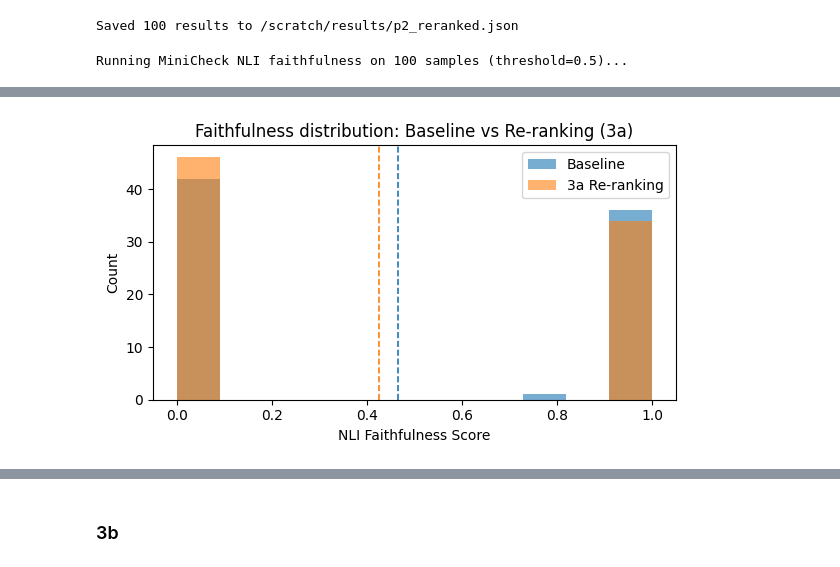
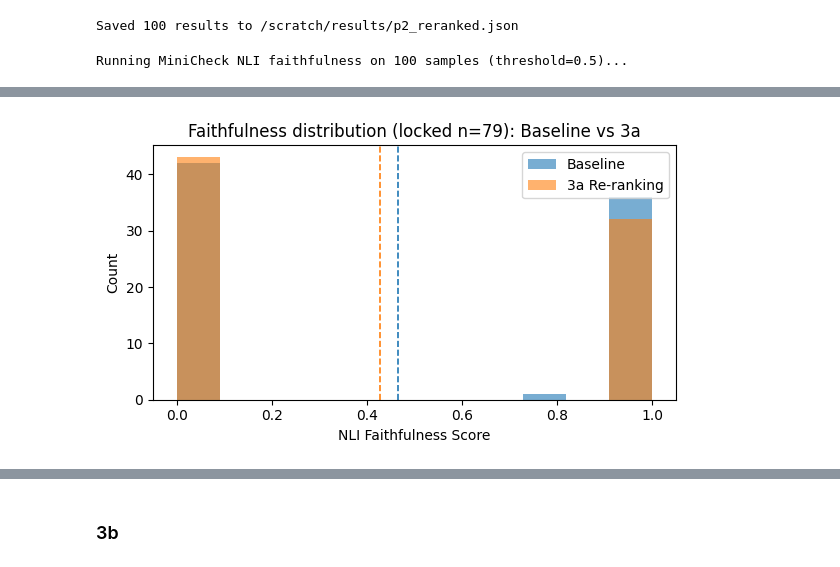
Before and after one commit to sherine9/rag-failure-points, a Jupyter notebook: notebooks/Leila_Benjelloun_326895.ipynb, the cells around one changed output, grey strips where cells are left out. Drawn from its saved outputs; the diff is of its cells as text; code cells hidden in the pictures.

```diff
--- a/notebooks/Leila_Benjelloun_326895.ipynb
+++ b/notebooks/Leila_Benjelloun_326895.ipynb
@@ -727,50 +770,71 @@ Loading re-ranker (cross-encoder/ms-marco-MiniLM-L-6-v2)...
 Re-ranker ready.
 Saved 100 results to /scratch/results/p2_reranked.json
 # %%
-# ── Results: compare baseline vs 3a ──────────────────────────────────────────
-import json, numpy as np, matplotlib.pyplot as plt
+# ── Results: compare baseline vs 3a — locked denominator + CI + answer quality
+import json, numpy as np, sys
+import matplotlib.pyplot as plt
 import nltk; nltk.download("punkt_tab", quiet=True)
+
+sys.path.insert(0, "/scratch/open-project-m3-mnlp212/code/baseline")
+sys.path.insert(0, "/scratch/open-project-m3-mnlp212/code/p2_faithfulness")
 from custom_nli import load_nli_model, evaluate_faithfulness_nli, annotate_results_with_faithfulness_nli
+from evaluate import evaluate as eval_quality
+from analysis_utils import get_valid_mask, locked_nli_stats
 
-# Load NLI scorer if not already in scope from Section 1
 try:
     nli_scorer
 except NameError:
     nli_scorer = load_nli_model()
 
+with open('/scratch/results/faithfulness_nli.json') as f:
+    baseline_nli_data = json.load(f)
+with open('/scratch/results/baseline.json') as f:
+    baseline_results = json.load(f)['results']
 with open('/scratch/results/p2_reranked.json') as f:
     reranked = json.load(f)['results']
 
-# Re-evaluate NLI faithfulness on re-ranked results
+# Locked denominator: 79 samples where baseline NLI is non-NaN
+baseline_scores = np.array([r['faithfulness_nli_score'] for r in baseline_nli_data['results']], dtype=float)
+valid_mask = get_valid_mask(baseline_scores)
+
 nli_reranked = evaluate_faithfulness_nli(reranked, model=nli_scorer)
-reranked = annotate_results_with_faithfulness_nli(reranked, nli_reranked)
+reranked_scores = np.array(nli_reranked['per_sample_scores'], dtype=float)
 
-# Load baseline NLI scores for comparison
-with open('/scratch/results/faithfulness_nli.json') as f:
-    baseline_nli = json.load(f)
+# Bootstrap CI on locked set
+base_m, base_lo, base_hi = locked_nli_stats(baseline_scores, valid_mask)
+rerr_m, rerr_lo, rerr_hi = locked_nli_stats(reranked_scores, valid_mask)
 
-baseline_scores = np.array([r['faithfulness_nli_score'] for r in baseline_nli['results']], dtype=float)
-reranked_scores = np.array([r['faithfulness_nli_score'] for r in reranked], dtype=float)
+# Answer quality (EM / ROUGE-L / F1 against gold answers)
+base_q = eval_quality(baseline_results)
+rerr_q = eval_quality(reranked)
 
-print(f"{'':25} {'Mean':>7} {'Std':>7} {'N valid':>8}")
-print("-" * 50)
-print(f"{'Baseline':25} {np.nanmean(baseline_scores):7.4f} {np.nanstd(baseline_scores):7.4f} "
-      f"{(~np.isnan(baseline_scores)).sum():8d}")
-print(f"{'3a Re-ranking':25} {np.nanmean(reranked_scores):7.4f} {np.nanstd(reranked_scores):7.4f} "
-      f"{(~np.isnan(reranked_scores)).sum():8d}")
-delta = np.nanmean(reranked_scores) - np.nanmean(baseline_scores)
-print(f"\n  NLI faithfulness delta: {delta:+.4f}")
+print(f"Locked denominator: n={valid_mask.sum()} (baseline NLI non-NaN)")
+print()
+print(f"{'':25} {'NLI Mean':>10} {'95% CI':>18}  {'EM':>6} {'ROUGE-L':>8} {'F1':>6}")
+print('-' * 78)
+for label, m, lo, hi, q in [
+    ('Baseline',      base_m, base_lo, base_hi, base_q),
+    ('3a Re-ranking', rerr_m, rerr_lo, rerr_hi, rerr_q),
+]:
+    print(f"  {label:<23} {m:7.4f}  [{lo:.3f}, {hi:.3f}]  "
+          f"{q['exact_match']:6.4f} {q['rouge_l']:8.4f} {q['token_f1']:6.4f}")
+print()
+print(f"  Δ NLI  (locked n={valid_mask.sum()}): {rerr_m - base_m:+.4f}  "
+      f"(CI overlap: {'yes' if rerr_lo < base_hi and base_lo < rerr_hi else 'no — significant'})")
+print(f"  Δ EM:      {rerr_q['exact_match'] - base_q['exact_match']:+.4f}")
+print(f"  Δ ROUGE-L: {rerr_q['rouge_l']    - base_q['rouge_l']:+.4f}")
+print(f"  Δ F1:      {rerr_q['token_f1']   - base_q['token_f1']:+.4f}")
 
-# Distribution plot
+# Distribution plot (locked set only)
 fig, ax = plt.subplots(figsize=(6, 3.5))
 bins = np.linspace(0, 1, 12)
-ax.hist(baseline_scores[~np.isnan(baseline_scores)], bins=bins, alpha=0.6, label='Baseline',      color='#1f77b4')
-ax.hist(reranked_scores[~np.isnan(reranked_scores)], bins=bins, alpha=0.6, label='3a Re-ranking', color='#ff7f0e')
-ax.axvline(np.nanmean(baseline_scores), color='#1f77b4', linestyle='--', linewidth=1.2)
-ax.axvline(np.nanmean(reranked_scores), color='#ff7f0e', linestyle='--', linewidth=1.2)
+ax.hist(baseline_scores[valid_mask], bins=bins, alpha=0.6, label='Baseline',      color='#1f77b4')
+ax.hist(reranked_scores[valid_mask], bins=bins, alpha=0.6, label='3a Re-ranking', color='#ff7f0e')
+ax.axvline(base_m, color='#1f77b4', linestyle='--', linewidth=1.2)
+ax.axvline(rerr_m, color='#ff7f0e', linestyle='--', linewidth=1.2)
 ax.set_xlabel('NLI Faithfulness Score')
 ax.set_ylabel('Count')
-ax.set_title('Faithfulness distribution: Baseline vs Re-ranking (3a)')
+ax.set_title(f'Faithfulness distribution (locked n={valid_mask.sum()}): Baseline vs 3a')
 ax.legend()
 plt.tight_layout()
 plt.savefig('/scratch/results/p2_3a_comparison.png', dpi=150)
@@ -796,4 +861,4 @@ Baseline                   0.4652  0.4964       79
-[figure, old version]
+[figure, new version]
 # %% [markdown]
 ### 3a Results — Re-ranking Analysis
 
```
Also changed, not shown: parts of 21 cells of this notebook, 3 other files.
